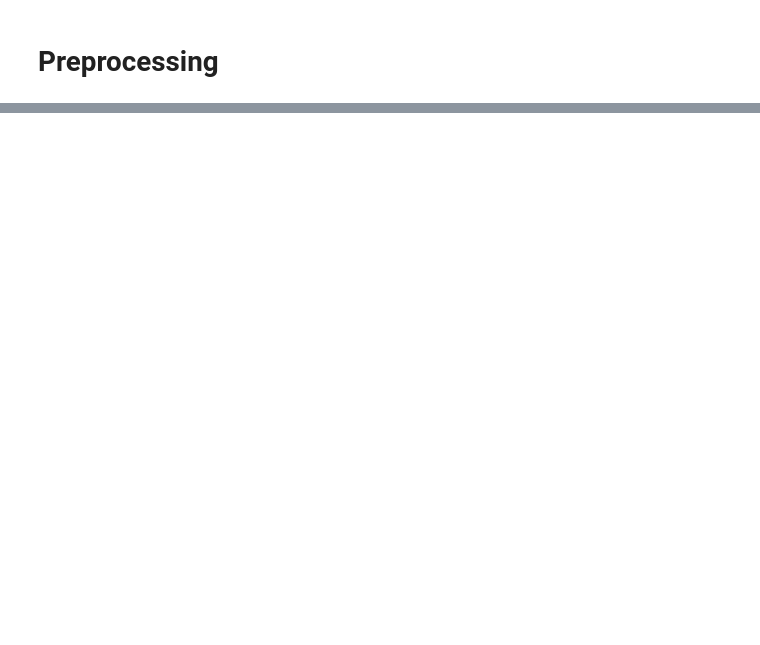
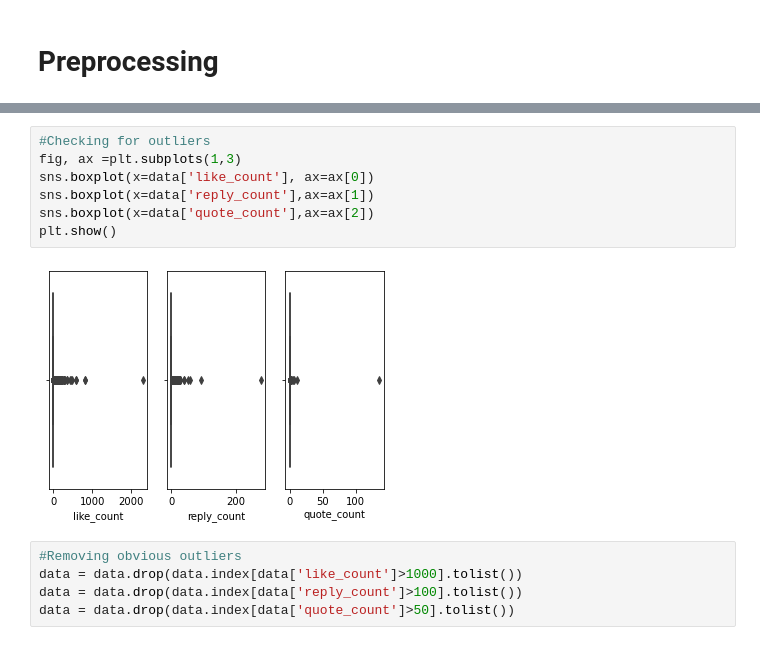
Before and after one commit to JoseGarciaE/Twitter_Spam, a Jupyter notebook: Twitter_SPAM.ipynb, the cells around one changed output, grey strips where cells are left out. Drawn from its saved outputs; the diff is of its cells as text; blank space fills up the shorter version.

```diff
--- a/Twitter_SPAM.ipynb
+++ b/Twitter_SPAM.ipynb
@@ -165,0 +186,14 @@ AssertionError: Gaps in blk ref_locs
+# %%
+#Checking for outliers
+fig, ax =plt.subplots(1,3)
+sns.boxplot(x=data['like_count'], ax=ax[0])
+sns.boxplot(x=data['reply_count'],ax=ax[1])
+sns.boxplot(x=data['quote_count'],ax=ax[2])
+plt.show()
+# %% [output]
+[figure, added]
+# %%
+#Removing obvious outliers
+data = data.drop(data.index[data['like_count']>1000].tolist())
+data = data.drop(data.index[data['reply_count']>100].tolist())
+data = data.drop(data.index[data['quote_count']>50].tolist())
```
Also changed, not shown: parts of 26 cells of this notebook.
